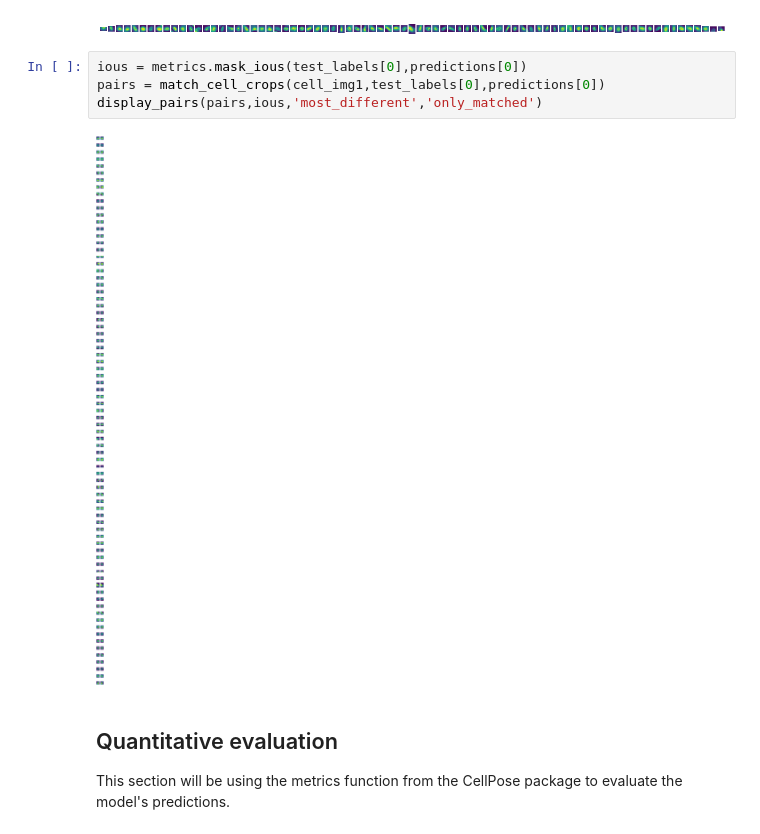
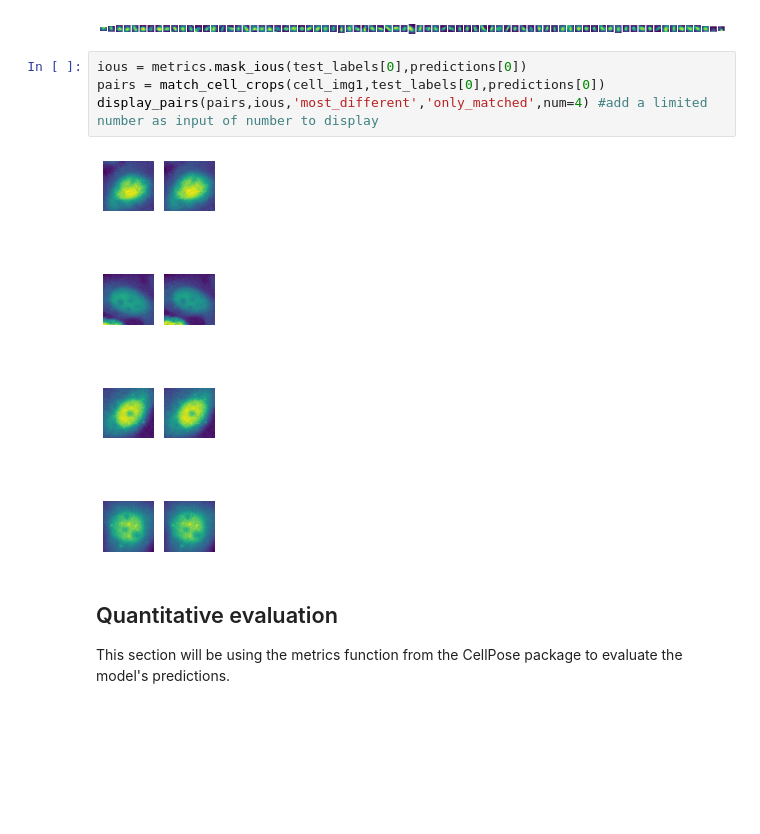
Before and after one commit to rzuberi/cell-SCT, a Jupyter notebook: segmentation/seg_model_evaluation.ipynb, the cells around one changed output. Saved outputs shown, nothing was run; the diff lists cells and outputs as text; blank space fills up the shorter version.

```diff
--- a/segmentation/seg_model_evaluation.ipynb
+++ b/segmentation/seg_model_evaluation.ipynb
@@ -63,9 +63,9 @@ display_imgs(crops)
 # %%
 ious = metrics.mask_ious(test_labels[0],predictions[0])
 pairs = match_cell_crops(cell_img1,test_labels[0],predictions[0])
-display_pairs(pairs,ious,'most_different','only_matched')
+display_pairs(pairs,ious,'most_different','only_matched',num=4) #add a limited number as input of number to display
 # %% [output]
-[figure, old version]
+[figure, new version]
 # %% [markdown]
 ## Quantitative evaluation
 
```
Also changed, not shown: parts of 12 cells of this notebook, 2 other files.
